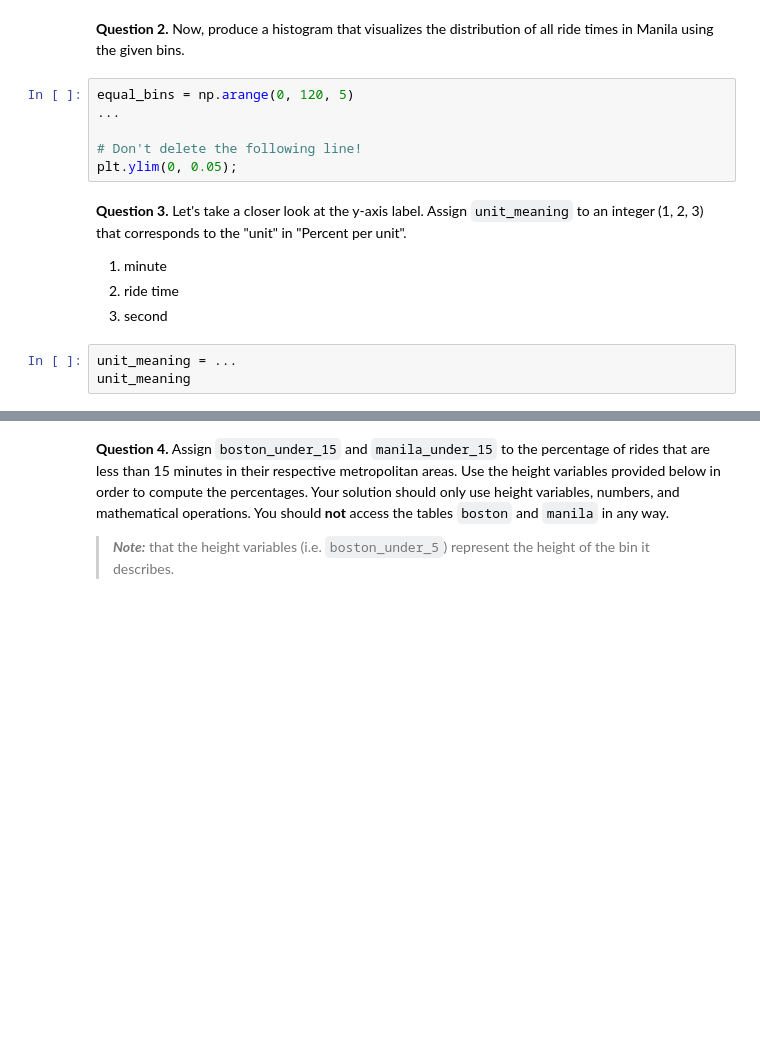
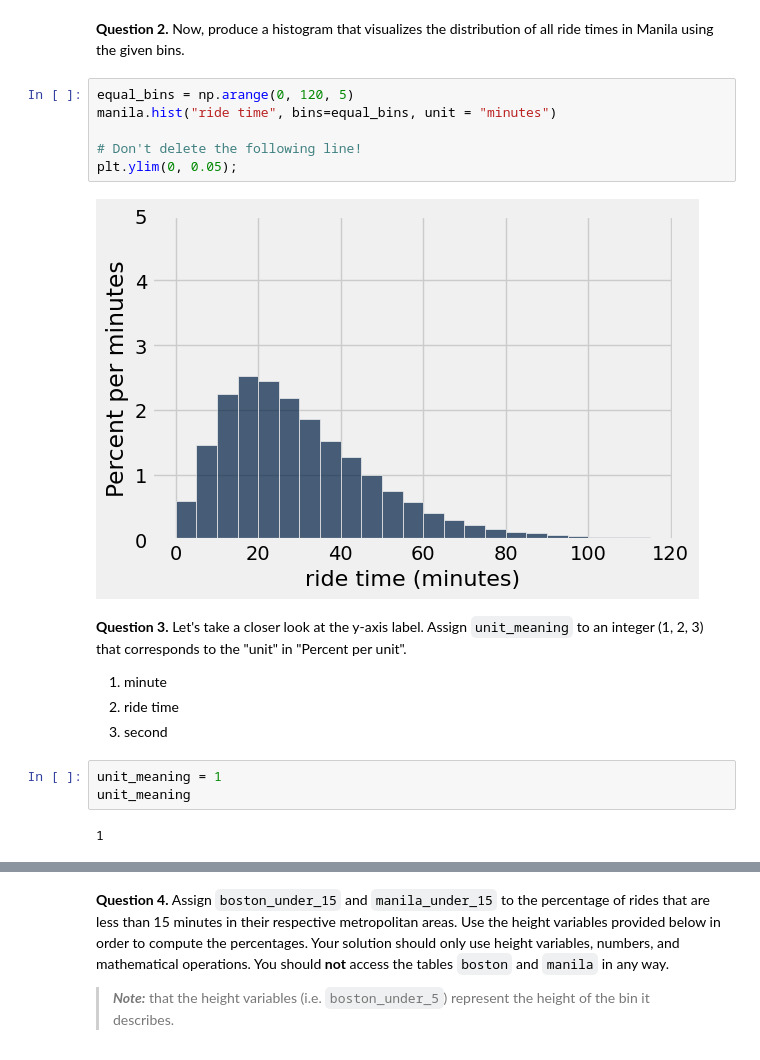
Before and after one commit to bencump/Intro_DataAnalytics, a Jupyter notebook: hw03/hw03/hw03.ipynb, the cells around one changed output, grey strips where cells are left out. Saved outputs shown, nothing was run; the diff lists cells and outputs as text; blank space fills up the shorter version.

```diff
--- a/hw03/hw03/hw03.ipynb
+++ b/hw03/hw03/hw03.ipynb
@@ -336,10 +374,12 @@ equal_bins = np.arange(0, 120, 5)
 **Question 2.** Now, produce a histogram that visualizes the distribution of all ride times in Manila using the given bins.
 # %%
 equal_bins = np.arange(0, 120, 5)
-...
+manila.hist("ride time", bins=equal_bins, unit = "minutes")
 
 # Don't delete the following line!
 plt.ylim(0, 0.05);
+# %% [output]
+[figure, added]
 # %% [markdown]
 <!-- END QUESTION -->
 
@@ -349,7 +389,9 @@ plt.ylim(0, 0.05);
 2. ride time
 3. second
 # %%
-unit_meaning = ...
+unit_meaning = 1
 unit_meaning
+# %% [output]
+1
 # %%
 grader.check("q3_3")
```
Also changed, not shown: parts of 21 cells of this notebook, 3 other files.
